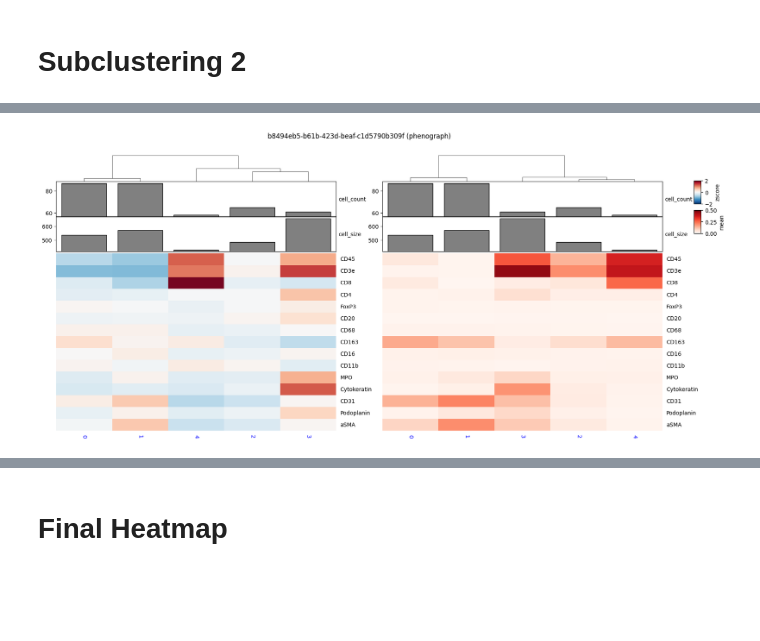
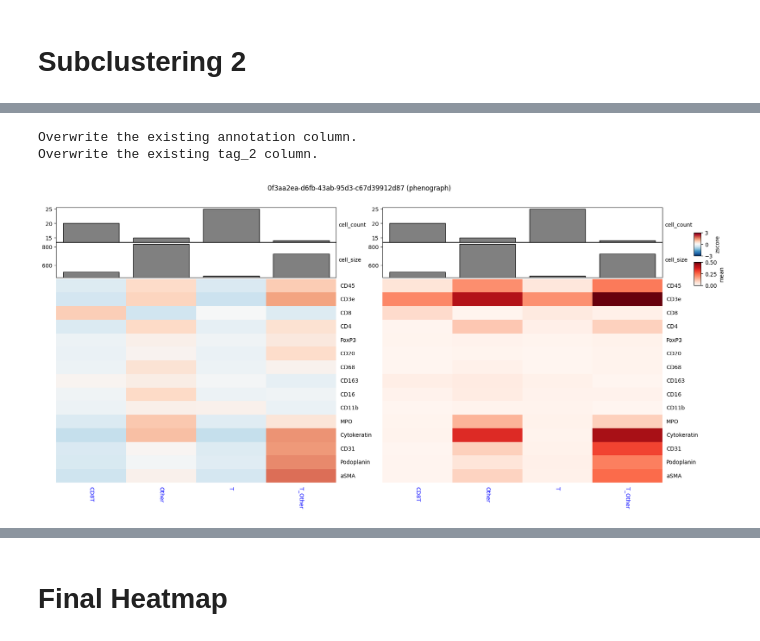
Before and after one commit to wuwenrui555/clustering, a Jupyter notebook: clustering_demo.ipynb, the cells around one changed output, grey strips where cells are left out. Cells and saved outputs as stored; diff of their text form; code cells hidden in the pictures; blank space fills up the shorter version.

```diff
--- a/clustering_demo.ipynb
+++ b/clustering_demo.ipynb
@@ -104,6 +111,6 @@ features = markers_all  # markers for clustering
 
 # clustering using phenograph
 clustering_result = run_clustering(
-    adata, unit_ids, features, method="phenograph", method_params={"k": 50}
+    adata, unit_ids, features, method="phenograph", method_params={"k": 30}
 )
 # %% [output]
@@ -344,6 +397,6 @@ len(manager.non_explicit_df)
 manager.non_explicit_df.tag.value_counts()
 
 # select units for next clustering
-unit_ids = manager.non_explicit_df.query("tag == 'T_B'").index
+unit_ids = manager.non_explicit_df.query("tag == 'T_Other'").index
 unit_ids
 # %% [output]
@@ -373,8 +426,8 @@ Index(['RCC-TMA609(reg_4x5)-dst=reg019-src=reg005_c2',
 clustering_result = run_clustering(
     adata,
     unit_ids,
-    features=markers_t + markers_b,
+    features=markers_nonimmune,
     method="phenograph",
-    method_params={"k": 50},
+    method_params={"k": 10},
 )
 # %% [output]
@@ -402,13 +473,28 @@ plot_clustering_heatmap_2(
+# %%
+# add annotation and tag
+clustering_result.add_annotation(
+    {"0": "T", "1": "CD8T", "2": "Other"}
+)
+
+clustering_result.add_tag(
+    {"3": "T_Other"},
+    tag_name="tag_2", # you can use another tag name
+)
+# %% [output]
+Overwrite the existing annotation column.
+Overwrite the existing tag_2 column.
 # %%
 # plot heatmap with value limit
 features = markers_all
+non_col_cluster = {"col_cluster": False, "col_dendrogram": False}
 plot_clustering_heatmap_2(
     adata,
     clustering_result,
     features,
     figsize=(20, 8),
-    kwargs_zscore={"vmin": -2, "center": 0, "vmax": 2},
-    kwargs_mean={"vmin": 0, "vmax": 0.5},
+    x_label="tag_2",
+    kwargs_zscore={"vmin": -3, "center": 0, "vmax": 3} | non_col_cluster,
+    kwargs_mean={"vmin": 0, "vmax": 0.5} | non_col_cluster,
 )
 # %% [output]
-[figure, old version]
+[figure, new version]
```
Also changed, not shown: parts of 36 cells of this notebook, 2 other files.
